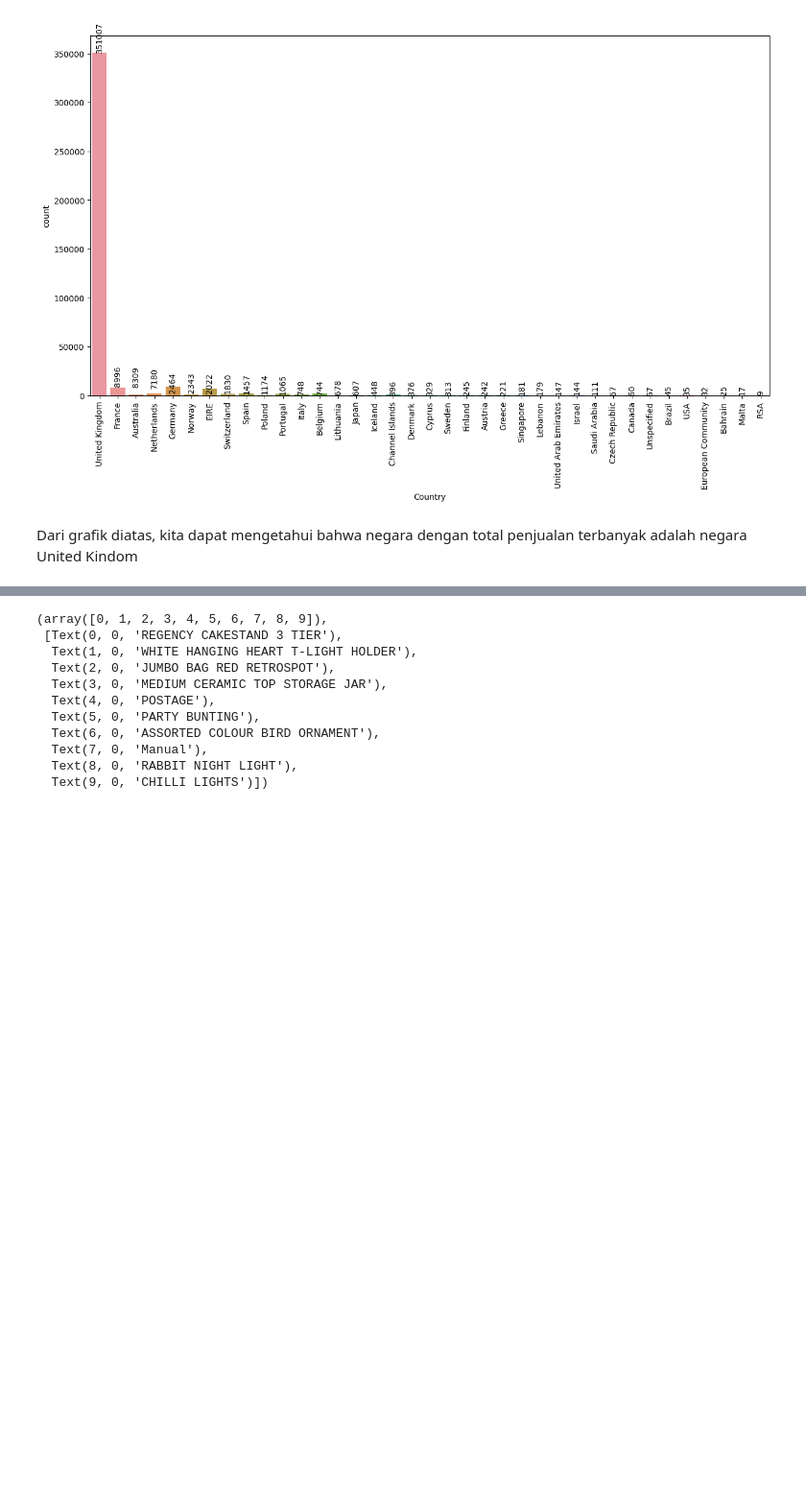
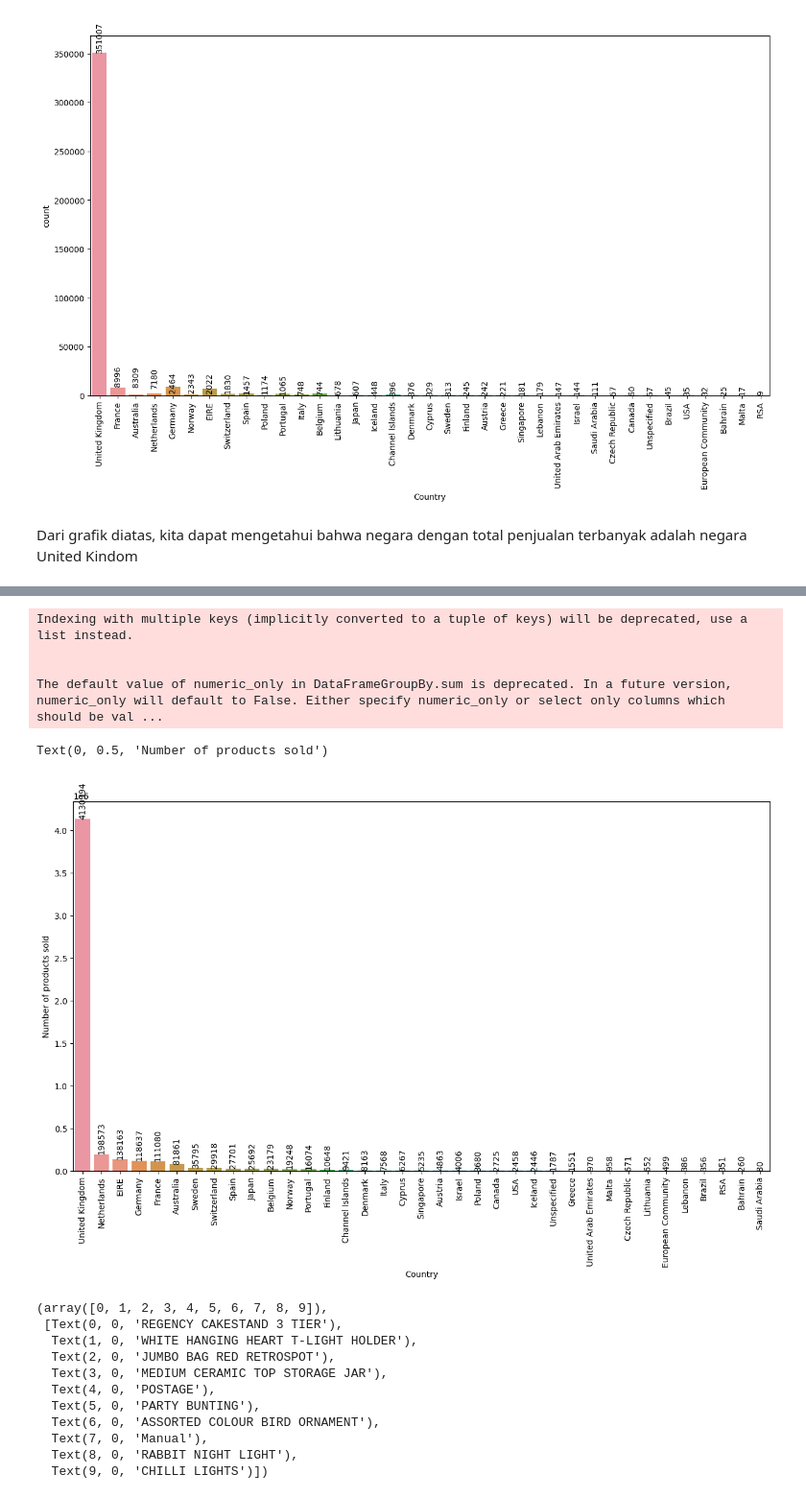
Before and after one commit to mzkki25/rfm-analysis-ecommerce-case, a Jupyter notebook: ecommerce.ipynb, the cells around one changed output, grey strips where cells are left out. Shown at 96% size. Drawn from its saved outputs; the diff is of its cells as text; code cells hidden in the pictures; blank space fills up the shorter version.

```diff
--- a/ecommerce.ipynb
+++ b/ecommerce.ipynb
@@ -344,3 +344,20 @@ plt.show()
+# %%
+# Analisis 10 produk terlaris dari setiap negara
+plt.figure(figsize=(15, 8))
+d = df.groupby(['Country'])['Quantity', 'Description'].sum().sort_values(by='Quantity', ascending=False).reset_index()
+sns.barplot(x='Country', y='Quantity', data=d)
+for i, v in enumerate(d['Quantity'].values):
+    plt.text(i, v, str(v), ha='center', va='bottom', rotation=90)
+plt.xlabel('Country')
+plt.xticks(rotation=90)
+plt.ylabel('Number of products sold')
+# %% [output]
+Indexing with multiple keys (implicitly converted to a tuple of keys) will be deprecated, use a list instead.
+
+
+The default value of numeric_only in DataFrameGroupBy.sum is deprecated. In a future version, numeric_only will default to False. Either specify numeric_only or select only columns which should be val ...
+Text(0, 0.5, 'Number of products sold')
+[figure, added]
 # %%
 # Analisis 10 produk terlaris berdasarkan pendapatan tertinggi
 plt.figure(figsize=(10, 8))
```
Also changed, not shown: parts of 22 cells of this notebook.
